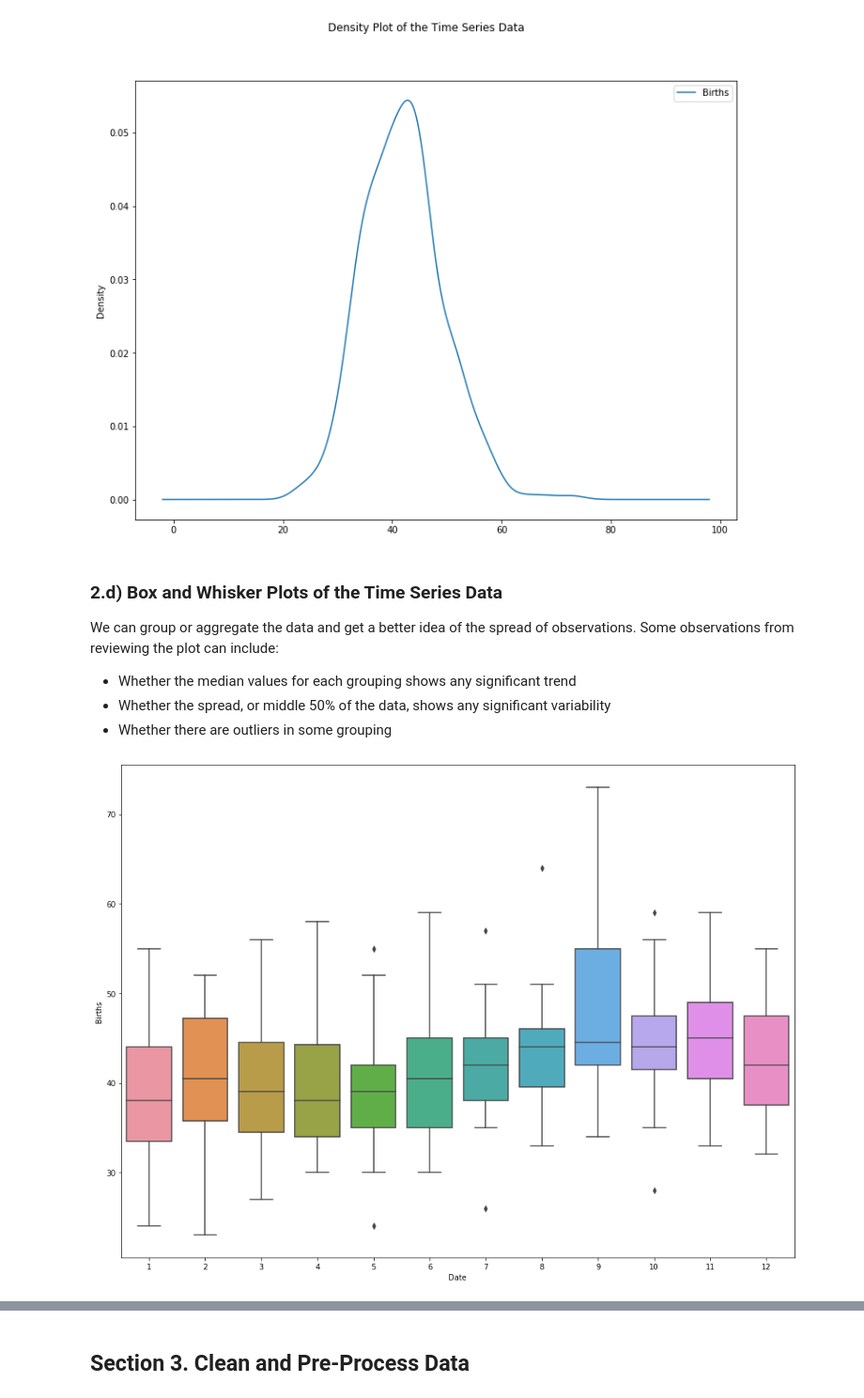
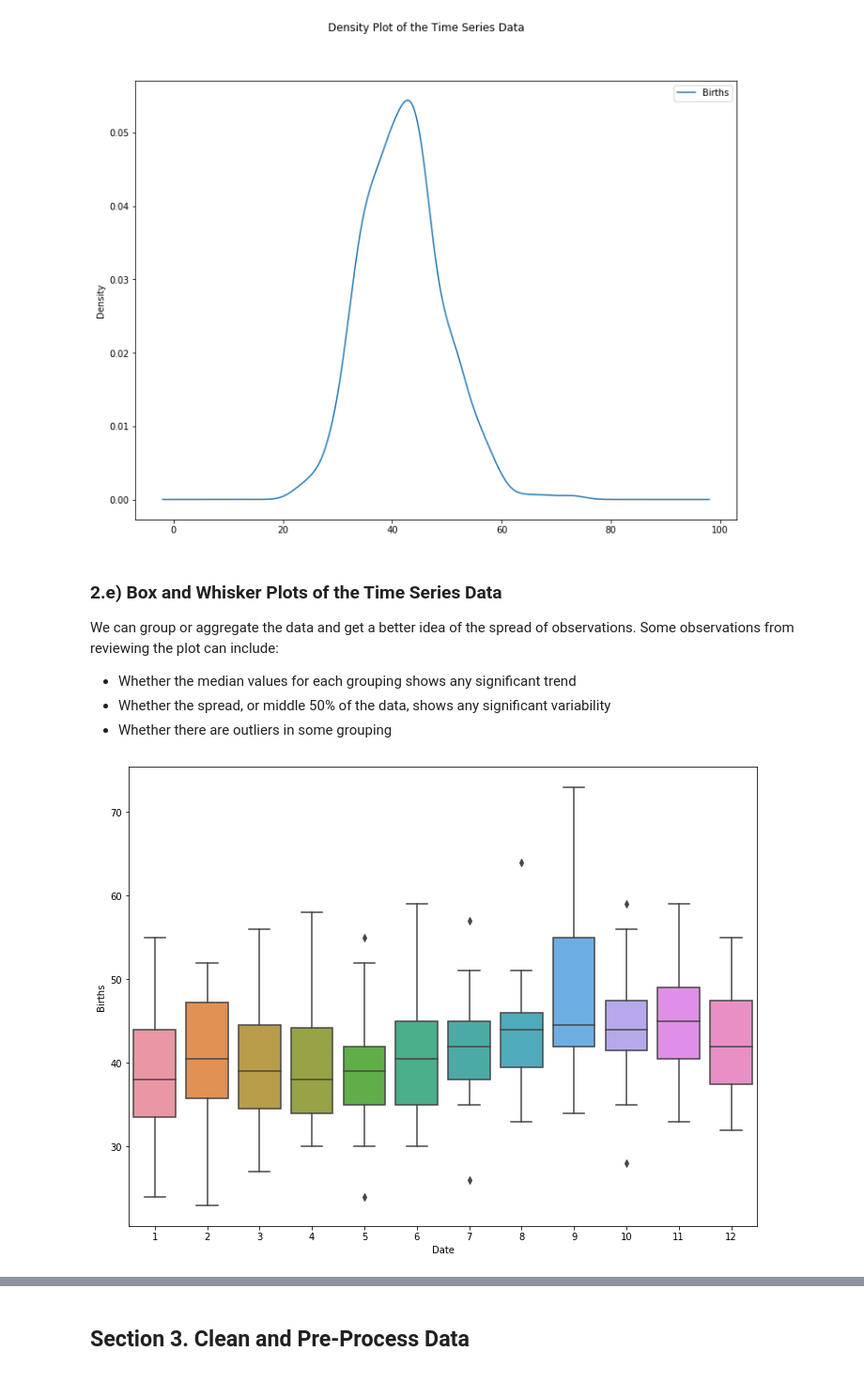
Before and after one commit to daines-analytics/time-series-projects, a Jupyter notebook: py-timeseries-daily-female-births/py-timeseries-daily-female-births.ipynb, the cells around one changed output, grey strips where cells are left out. Shown at 94% size. Drawn from its saved outputs; the diff is of its cells as text; code cells hidden in the pictures.

Commit message:
Upload #2 of Daily Female Births time series model using Python

```diff
--- a/py-timeseries-daily-female-births/py-timeseries-daily-female-births.ipynb
+++ b/py-timeseries-daily-female-births/py-timeseries-daily-female-births.ipynb
@@ -198,7 +211,7 @@ plt.show()
 # %% [output]
 [figure]
 # %% [markdown]
-### 2.d) Box and Whisker Plots of the Time Series Data
+### 2.e) Box and Whisker Plots of the Time Series Data
 
 We can group or aggregate the data and get a better idea of the spread of observations. Some observations from reviewing the plot can include:
 
@@ -207,9 +220,9 @@ We can group or aggregate the data and get a better idea of the spread of observ
 * Whether there are outliers in some grouping
 # %%
 # boxplots of time series
-fig, ax = plt.subplots(figsize=(16,12))
+fig, ax = plt.subplots(figsize=(12,9))
 squeezed = series.squeeze()
 sns.boxplot(squeezed.index.month, squeezed, ax=ax)
 plt.show()
 # %% [output]
-[figure, old version]
+[figure, new version]
```
Also changed, not shown: parts of 44 cells of this notebook, 1 other file.
